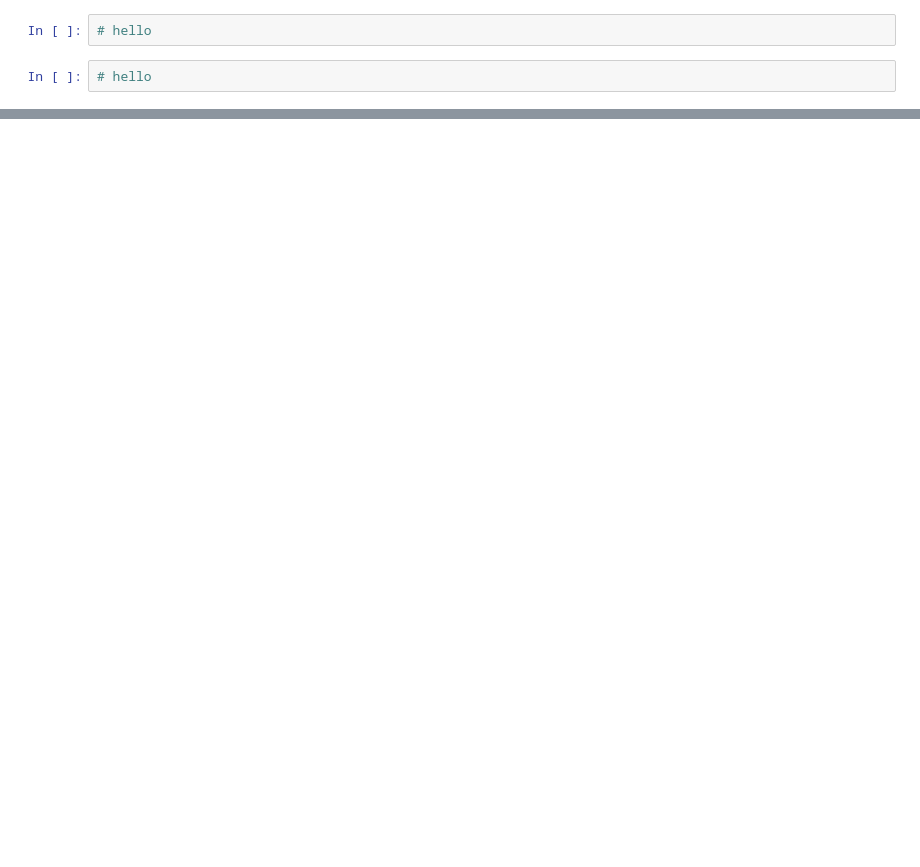
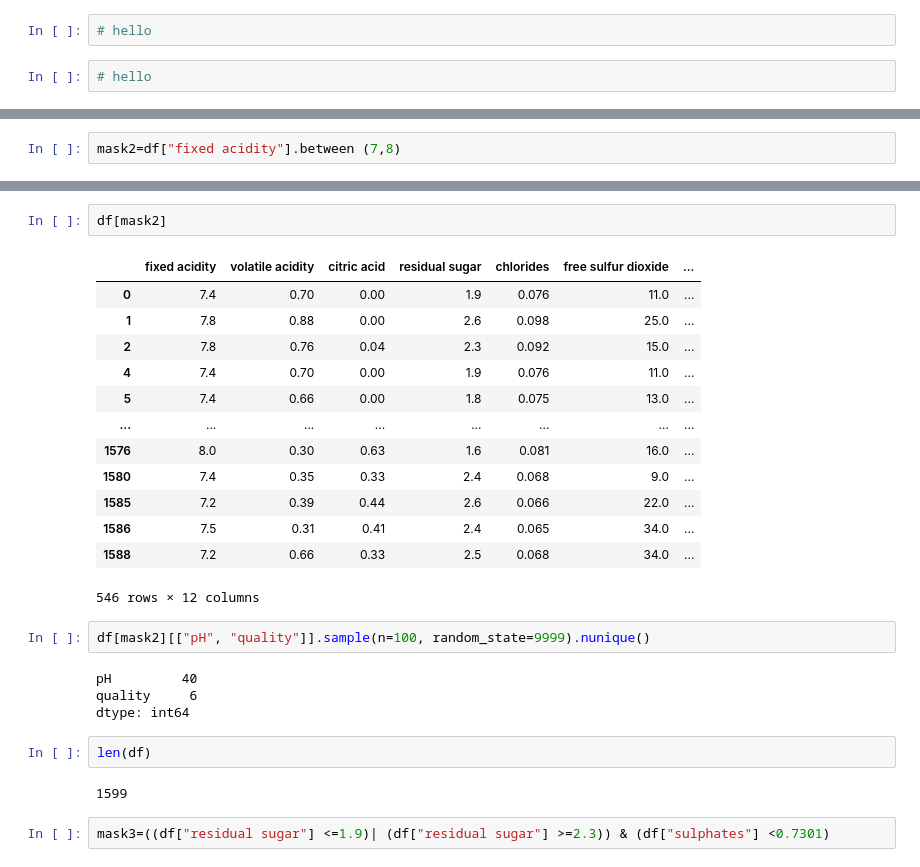
Before and after one commit to wmL5k/AcademyPublic, a Jupyter notebook: Untitled.ipynb, the cells around one changed output, grey strips where cells are left out. Drawn from its saved outputs; the diff is of its cells as text; blank space fills up the shorter version.

```diff
--- a/Untitled.ipynb
+++ b/Untitled.ipynb
@@ -77,0 +160,2 @@ low
+# %%
+mask2=df["fixed acidity"].between (7,8)
@@ -77,0 +177,28 @@ low
+# %%
+df[mask2]
+# %% [output]
+|  | fixed acidity | volatile acidity | citric acid | residual sugar | chlorides | free sulfur dioxide | ... |
+| 0 | 7.4 | 0.70 | 0.00 | 1.9 | 0.076 | 11.0 | ... |
+| 1 | 7.8 | 0.88 | 0.00 | 2.6 | 0.098 | 25.0 | ... |
+| 2 | 7.8 | 0.76 | 0.04 | 2.3 | 0.092 | 15.0 | ... |
+| 4 | 7.4 | 0.70 | 0.00 | 1.9 | 0.076 | 11.0 | ... |
+| 5 | 7.4 | 0.66 | 0.00 | 1.8 | 0.075 | 13.0 | ... |
+| ... | ... | ... | ... | ... | ... | ... | ... |
+| 1576 | 8.0 | 0.30 | 0.63 | 1.6 | 0.081 | 16.0 | ... |
+| 1580 | 7.4 | 0.35 | 0.33 | 2.4 | 0.068 | 9.0 | ... |
+| 1585 | 7.2 | 0.39 | 0.44 | 2.6 | 0.066 | 22.0 | ... |
+| 1586 | 7.5 | 0.31 | 0.41 | 2.4 | 0.065 | 34.0 | ... |
+| 1588 | 7.2 | 0.66 | 0.33 | 2.5 | 0.068 | 34.0 | ... |
+546 rows × 12 columns
+# %%
+df[mask2][["pH", "quality"]].sample(n=100, random_state=9999).nunique()
+# %% [output]
+pH         40
+quality     6
+dtype: int64
+# %%
+len(df)
+# %% [output]
+1599
+# %%
+mask3=((df["residual sugar"] <=1.9)| (df["residual sugar"] >=2.3)) & (df["sulphates"] <0.7301)
```
Also changed, not shown: parts of 32 cells of this notebook.
